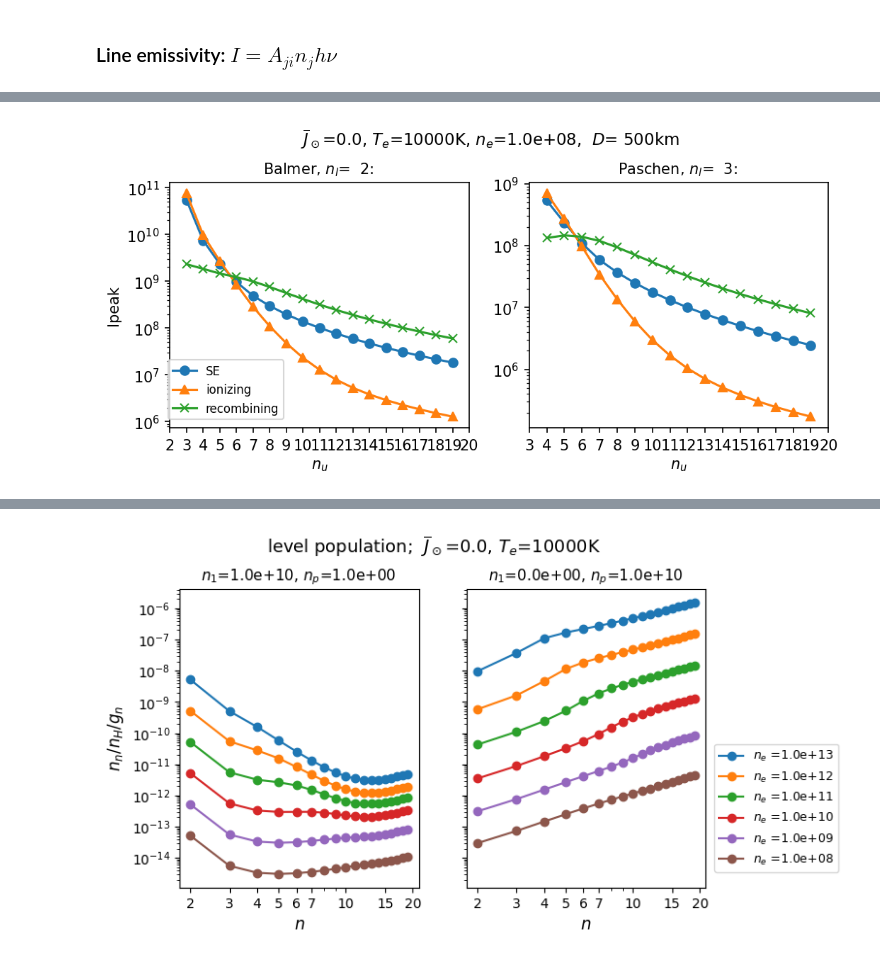
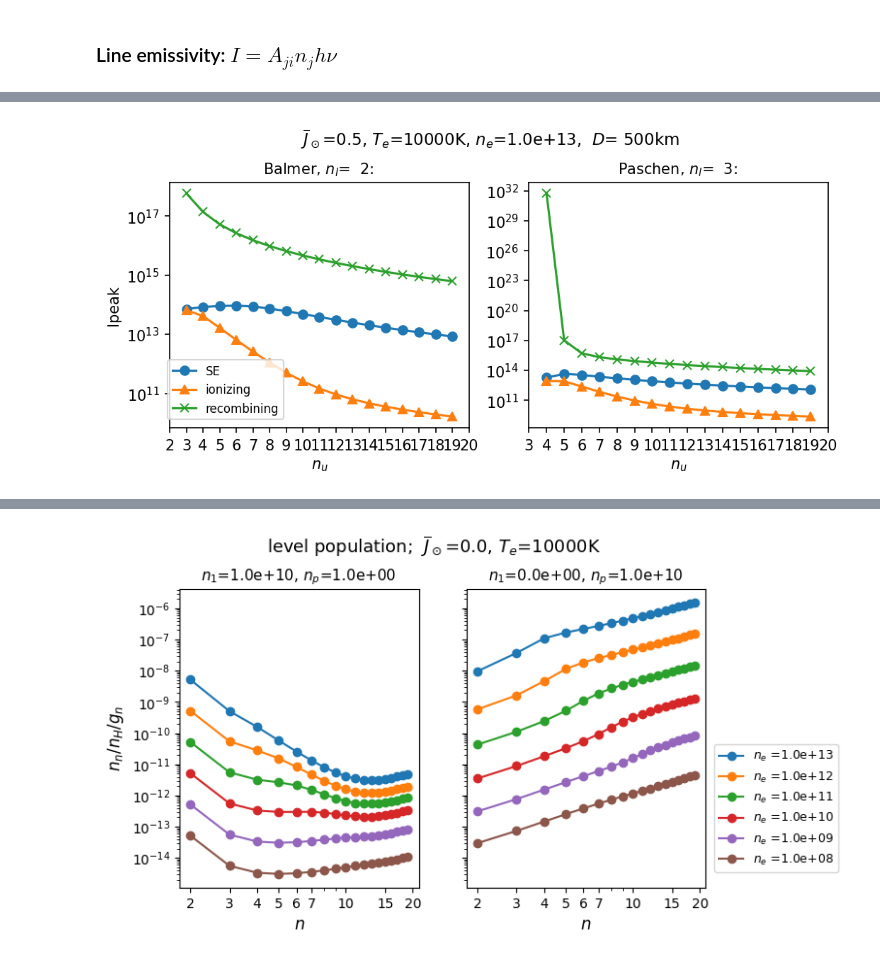
Before and after one commit to kouui/spectra-devcontainer, a Jupyter notebook: notebooks/StatisticalEquilibrium/H_spectra.ipynb, the cells around one changed output, grey strips where cells are left out. Saved outputs shown, nothing was run; the diff lists cells and outputs as text; code cells hidden in the pictures.

```diff
--- a/notebooks/StatisticalEquilibrium/H_spectra.ipynb
+++ b/notebooks/StatisticalEquilibrium/H_spectra.ipynb
@@ -603,13 +605,14 @@ def calc_NIE(atom, slab, wMesh, solar_spec, n1, n_proton):
 
 #----------------------------------------------------------------------
 Te = 10000.
-Ne = 1.E11
+Ne = 1.E13
 Jfactor = 0.5   # intensity of solar radiation
 #Nes = [1E8, 1E9, 1E10, 1E11, 1E12]
 nLevel = 20
+depth = 500 * 1.E5 # km *1e5 -> cm
 
 #-----  setup atom, slab, solarSpec -----
-atom, wMesh, path_dict = Atom.init_theoretical_hydrogen_atom_(nLevel=nLevel)
+atom, wMesh = Atom.init_theoretical_hydrogen_atom_(nLevel=nLevel)
 slab = Atmosphere.Atmosphere0D(Nh=0, Ne=Ne, Te=Te, Vd=Vd, Vt=Vt, use_Tr=False)     # slab
 solar_spec  = Radiation.init_Radiation_()
 ssp = solspec(solar_spec,Jfactor=Jfactor)
@@ -634,7 +637,7 @@ ax.set_yscale("log")
 ax.set_xticks(n)
 ax.set_xticklabels([i for i in n[:-1]]+['c'], fontsize=10)
 ax.set_xlabel('n', fontsize=12)
-ax.set_ylabel("population", fontsize=12)
+ax.set_ylabel("population, n_SE", fontsize=12)
 title = r"$\overline{J}_\odot$="+f"{Jfactor:1.0f}, $T_e$=" +f"{Te:5.0f}K, $n_e$="+ \
     f"{Ne:3.1e}" #, $n_1$="+f"{n1:3.1e}, $n_p$="+f"{n_proton:3.1e}"
 
@@ -656,7 +657,7 @@ idxI = atom.Line['idxI']
 fig, axs = plt.subplots(1,2, figsize=(10,4), dpi=100)
 n_lev = np.size(atom.Level)-1
 nmax = n_lev
-depth = 1000000.
+depth = 1000000.  # cm
 
 nls = [2,3]  # lower level n,  nl=2 for Balmer series
 
@@ -688,12 +689,13 @@ for k in range(2):
     if k == 0:
         ax.set_ylabel('emissivity/H-atom', fontsize=15)
     title = r"$n_l$="+f"{nl:3.0f}: "
-    title = title+r"$\overline{J}_\odot$="+f"{Jfactor:1.0f}, $T_e$=" +f"{Te:5.0f}K, $n_e$="+ \
-        f"{Ne:3.1e}"
     ax.set_title(title,fontsize=12)
     #plt.title(title,fontsize=13)
 
     ax.legend(bbox_to_anchor=(0.95,0.97),fontsize=11,ncol=1)
 
+stitle = r"$A_{ji}h\nu : \quad   \overline{J}_\odot$="+f"{Jfactor:1.0f}, $T_e$=" +f"{Te:5.0f}K, $n_e$="+ \
+        f"{Ne:3.1e}"
+plt.suptitle(stitle, fontsize=15, y=1.02)
 plt.show()
 # %% [output]
@@ -701,3 +724,17 @@ plt.show()
+# %%
+# return line intensity at tau peak, ie. intensity at max(abs(tau))
+def Peak_intensity(l):
+
+    nLine = l.w0.size
+    Ipeak = np.zeros(nLine)
+    for i in range(nLine):
+        i1 = l.Line_mesh_idxs[i,0]
+        i2 = l.Line_mesh_idxs[i,1]
+        tau1 = np.abs(l.tau_1D[i1:i2])
+        prof1 = l.prof_1D[i1:i2]
+        i0 = tau1.argmax()
+        Ipeak[i] = prof1[i0]
+    return(Ipeak)
 # %%
 # line peak intensity in SE and NIE
 depth = 500*1.e5  #   km -> cm
@@ -705,40 +742,45 @@ depth = 500*1.e5  #   km -> cm
 l = CloudModel.SE_to_slab_0D_(atom, slab, SE, depth=depth)      # hydrogen lines intensity
 lI = CloudModel.SE_to_slab_0D_(atom, slab, SI, depth=depth)      # hydrogen lines intensity
 lR = CloudModel.SE_to_slab_0D_(atom, slab, SR, depth=depth)      # hydrogen lines intensity
+Ipeak = Peak_intensity(l)
+IpeakI = Peak_intensity(lI)
+IpeakR = Peak_intensity(lR)
+#Ipeak = l.Src * (1.0 - np.exp(-l.tau_max))
+#IpeakI = lI.Src * (1.0 - np.exp(-lI.tau_max))
+#IpeakR = lR.Src * (1.0 - np.exp(-lR.tau_max))
 
 fig, axs = plt.subplots(1,2, figsize=(8,3), dpi=150)
 
 seri = ['Balmer', 'Paschen']
+idxI = atom.Line['idxI']
+n_lev = np.size(atom.Level)-1
 for k in range(2):
-
     nl = 2+k      # lower level
-    idxI = atom.Line['idxI']
     ii = np.where(idxI == nl-1)
     idxJ = atom.Line['idxJ'][ii]
-    n_lev = np.size(atom.Level)-1
     n = np.arange(nl,n_lev+1,dtype='int')  # n-array for levels
 
     ax = axs[k]
-    ax.plot(idxJ+1,l.Ipeak[ii],'-o',label='SE')
-    ax.plot(idxJ+1,lI.Ipeak[ii],'-^',label='ionizing')
-    ax.plot(idxJ+1,lR.Ipeak[ii],'-x',label='recombining')
+    ax.plot(idxJ+1,Ipeak[ii],'-o',label='SE')
+    ax.plot(idxJ+1,IpeakI[ii],'-^',label='ionizing')
+    ax.plot(idxJ+1,IpeakR[ii],'-x',label='recombining')
 
     ax.set_xticks(np.arange(nl,n_lev+2))
     ax.set_xlabel('$n_u$', fontsize=10)
     ax.set_yscale('log')
     title = seri[k]+r", $n_l$="+f"{nl:3.0f}: "
     ax.set_title(title,fontsize=10)
     if k == 0:
         ax.set_ylabel('Ipeak', fontsize=10)
         ax.legend(bbox_to_anchor=(0.4,0.3),fontsize=8,ncol=1)
 
 title = r" $\overline{J}_\odot$="+f"{Jfactor:3.1f}, $T_e$=" +f"{Te:5.0f}K, $n_e$="+ \
             f"{Ne:3.1e},  $D$="+f"{depth/1e5:4.0f}km"
 plt.suptitle(title,fontsize=11,y=1.05)
 
 plt.show()
 # %% [output]
-[figure, old version]
+[figure, new version]
 # %%
 #----- plot spectra
 fig, ax = plt.subplots(1,1, figsize=(8,3), dpi=150)
```
Also changed, not shown: parts of 12 cells of this notebook.
